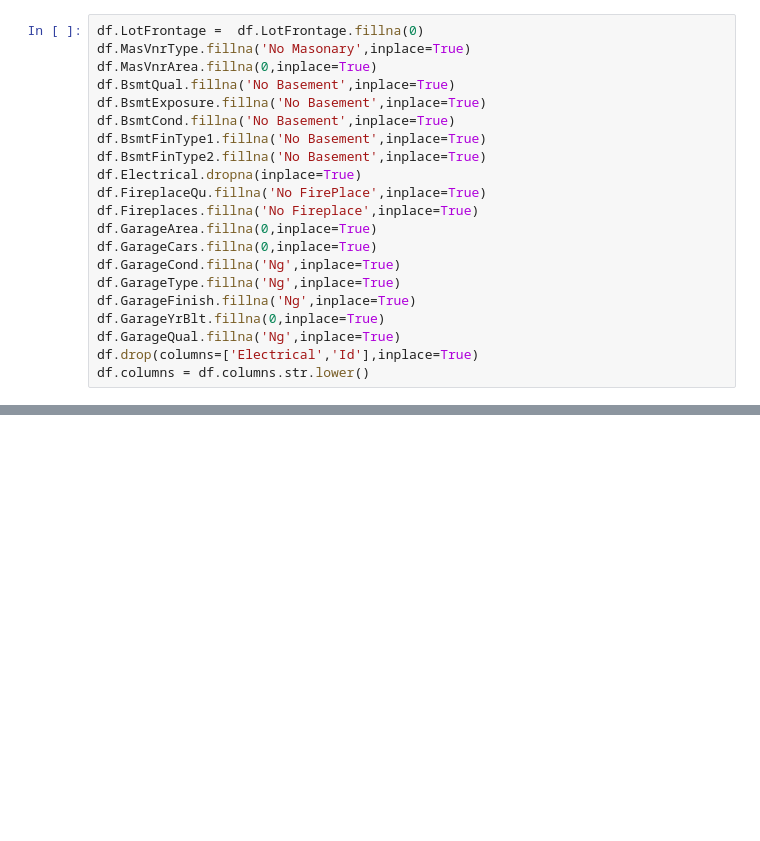
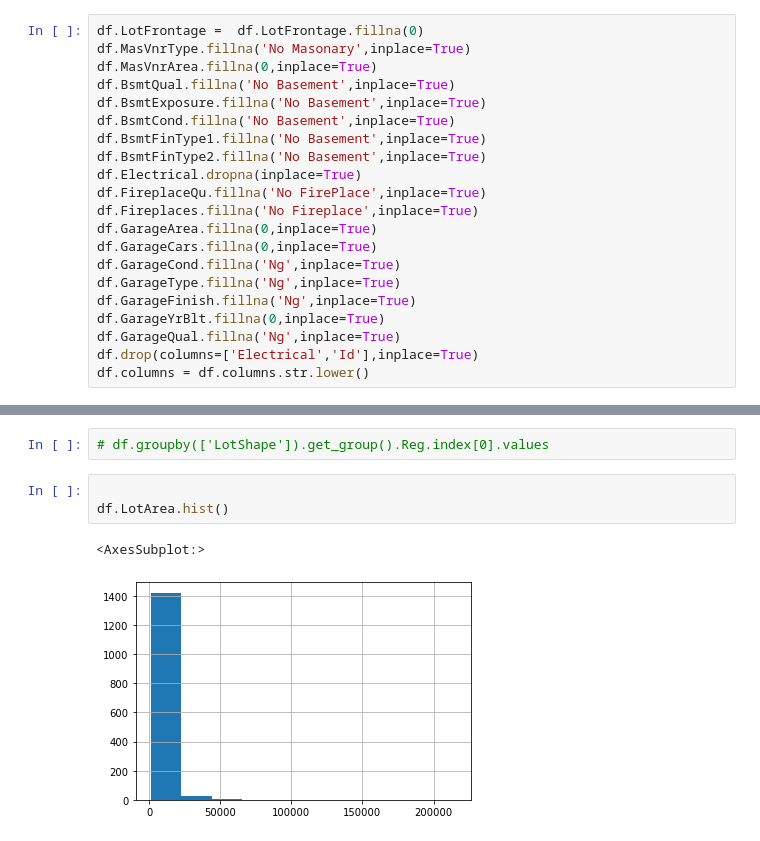
Before and after one commit to tosif91/machine_learning, a Jupyter notebook: basics/EDA_housing.ipynb, the cells around one changed output, grey strips where cells are left out. Saved outputs shown, nothing was run; the diff lists cells and outputs as text; blank space fills up the shorter version.

```diff
--- a/basics/EDA_housing.ipynb
+++ b/basics/EDA_housing.ipynb
@@ -85,0 +128,8 @@ df.describe()
+# %%
+# df.groupby(['LotShape']).get_group().Reg.index[0].values
+# %%
+
+df.LotArea.hist()
+# %% [output]
+<AxesSubplot:>
+[figure, added]
```
Also changed, not shown: parts of 10 cells of this notebook.
